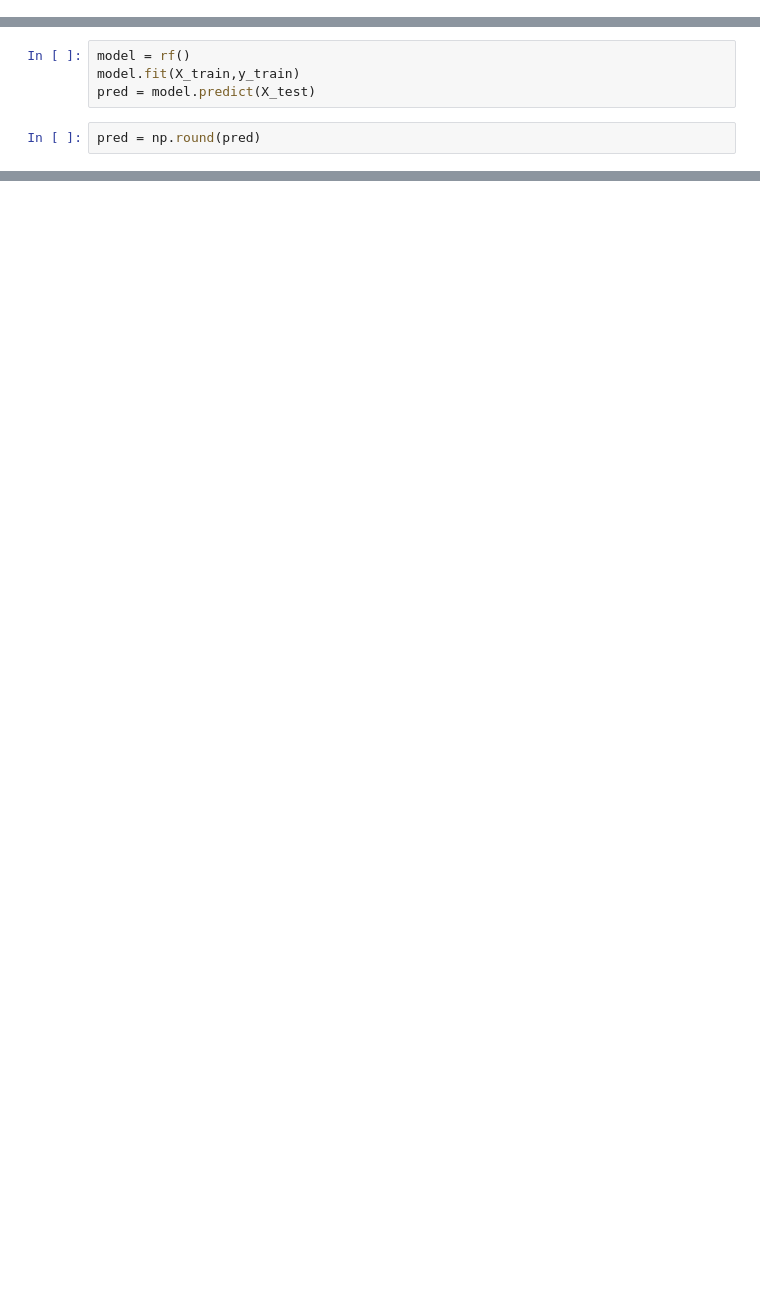
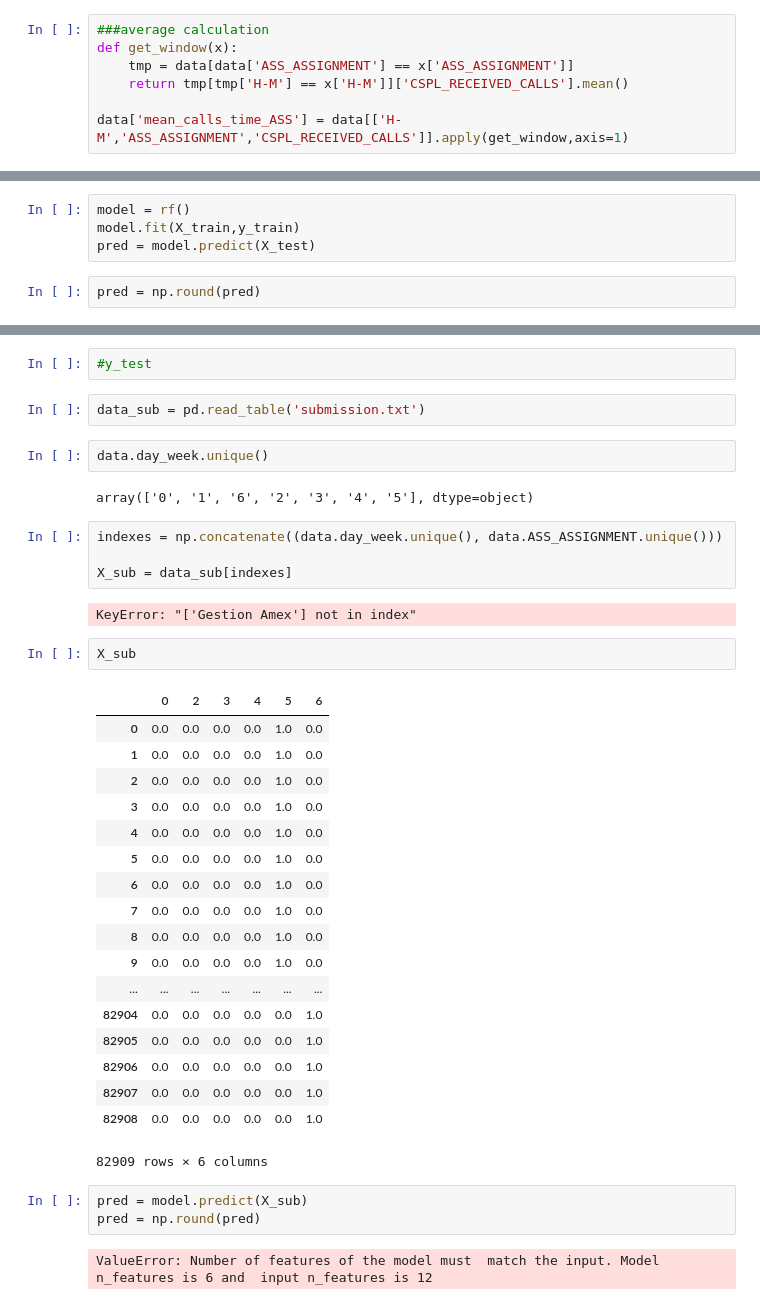
Before and after one commit to stolbiq-zz/AXA-Challenge, a Jupyter notebook: main_Irina.ipynb, the cells around one changed output, grey strips where cells are left out. Drawn from its saved outputs; the diff is of its cells as text; blank space fills up the shorter version.

```diff
--- a/main_Irina.ipynb
+++ b/main_Irina.ipynb
@@ -11,0 +61,7 @@ data = pd.concat((data, pd.get_dummies(data['day_week'])),axis=1)
+# %%
+###average calculation
+def get_window(x):
+    tmp = data[data['ASS_ASSIGNMENT'] == x['ASS_ASSIGNMENT']]
+    return tmp[tmp['H-M'] == x['H-M']]['CSPL_RECEIVED_CALLS'].mean()
+
+data['mean_calls_time_ASS'] = data[['H-M','ASS_ASSIGNMENT','CSPL_RECEIVED_CALLS']].apply(get_window,axis=1)
@@ -49,0 +138,40 @@ r2_score(y_test, pred)
+# %%
+#y_test
+# %%
+data_sub = pd.read_table('submission.txt')
+# %%
+data.day_week.unique()
+# %% [output]
+array(['0', '1', '6', '2', '3', '4', '5'], dtype=object)
+# %%
+indexes = np.concatenate((data.day_week.unique(), data.ASS_ASSIGNMENT.unique()))
+
+X_sub = data_sub[indexes]
+# %% [output]
+KeyError: "['Gestion Amex'] not in index"
+# %%
+X_sub
+# %% [output]
+|  | 0 | 2 | 3 | 4 | 5 | 6 |
+| 0 | 0.0 | 0.0 | 0.0 | 0.0 | 1.0 | 0.0 |
+| 1 | 0.0 | 0.0 | 0.0 | 0.0 | 1.0 | 0.0 |
+| 2 | 0.0 | 0.0 | 0.0 | 0.0 | 1.0 | 0.0 |
+| 3 | 0.0 | 0.0 | 0.0 | 0.0 | 1.0 | 0.0 |
+| 4 | 0.0 | 0.0 | 0.0 | 0.0 | 1.0 | 0.0 |
+| 5 | 0.0 | 0.0 | 0.0 | 0.0 | 1.0 | 0.0 |
+| 6 | 0.0 | 0.0 | 0.0 | 0.0 | 1.0 | 0.0 |
+| 7 | 0.0 | 0.0 | 0.0 | 0.0 | 1.0 | 0.0 |
+| 8 | 0.0 | 0.0 | 0.0 | 0.0 | 1.0 | 0.0 |
+| 9 | 0.0 | 0.0 | 0.0 | 0.0 | 1.0 | 0.0 |
+| ... | ... | ... | ... | ... | ... | ... |
+| 82904 | 0.0 | 0.0 | 0.0 | 0.0 | 0.0 | 1.0 |
+| 82905 | 0.0 | 0.0 | 0.0 | 0.0 | 0.0 | 1.0 |
+| 82906 | 0.0 | 0.0 | 0.0 | 0.0 | 0.0 | 1.0 |
+| 82907 | 0.0 | 0.0 | 0.0 | 0.0 | 0.0 | 1.0 |
+| 82908 | 0.0 | 0.0 | 0.0 | 0.0 | 0.0 | 1.0 |
+82909 rows × 6 columns
+# %%
+pred = model.predict(X_sub)
+pred = np.round(pred)
+# %% [output]
+ValueError: Number of features of the model must  match the input. Model n_features is 6 and  input n_features is 12
```
Also changed, not shown: parts of 18 cells of this notebook.
